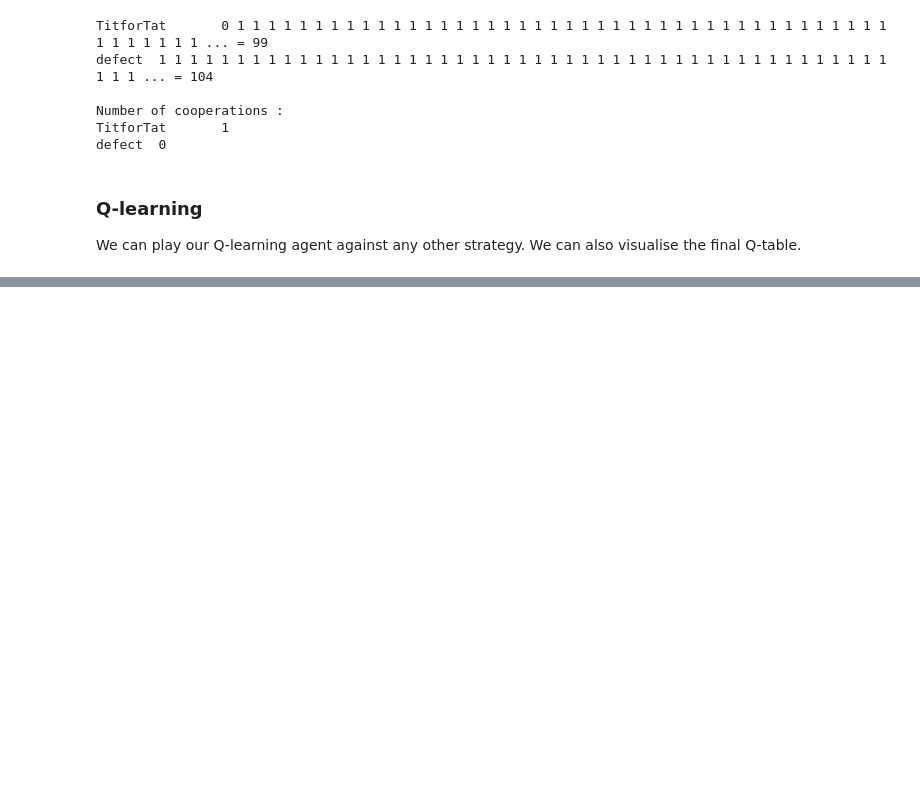
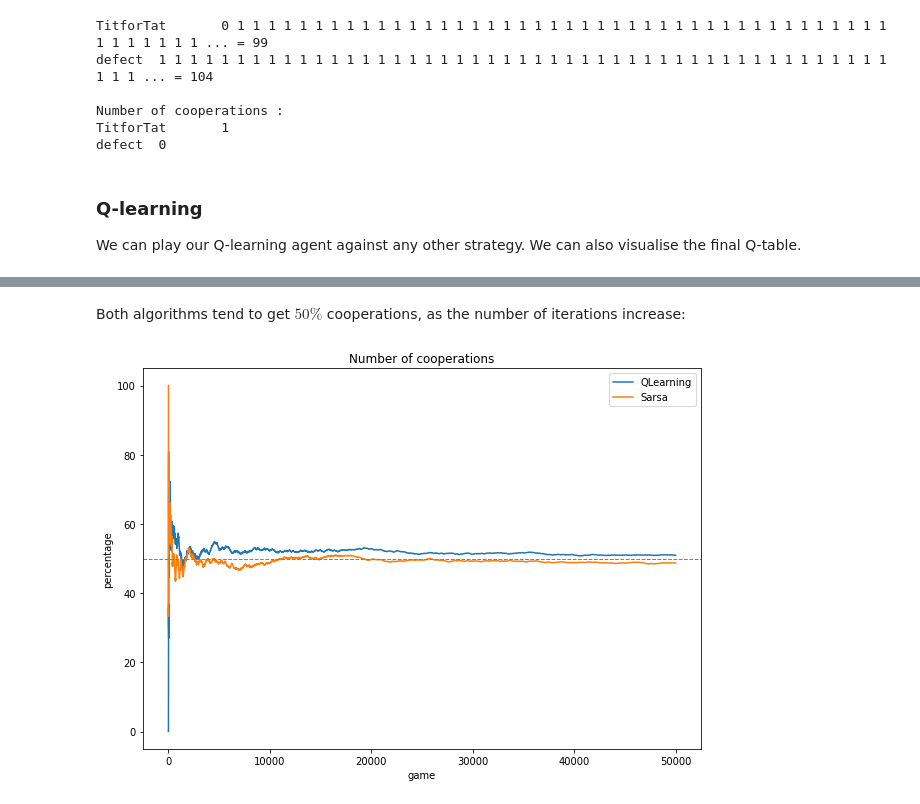
Before and after one commit to ireneferfo/RL_exam, a Jupyter notebook: Prisoners_dilemma.ipynb, the cells around one changed output, grey strips where cells are left out. Cells and saved outputs as stored; diff of their text form; code cells hidden in the pictures; blank space fills up the shorter version.

Commit message:
cooperation plotting

```diff
--- a/Prisoners_dilemma.ipynb
+++ b/Prisoners_dilemma.ipynb
@@ -180,0 +190,10 @@ array([[[49.4007906 , 60.19188768],
+# %%
+s2 = Sarsa(alpha = 0.3)
+s1 = QLearning(alpha = 0.3)
+m = Meeting(g, s1, s2, 50000)
+m.run()
+m.pretty_print(max = 50)
+print()
+print("Number of cooperations : " )
+print (m.s1.name + "\t" + str(m.num_cooperation_s1))
+print (m.s2.name + "\t" + str(m.num_cooperation_s2))
@@ -180,0 +207,6 @@ array([[[49.4007906 , 60.19188768],
+# %% [markdown]
+Both algorithms tend to get $50\%$ cooperations, as the number of iterations increase:
+# %%
+m.plot_cooperations()
+# %% [output]
+[figure, added]
```
Also changed, not shown: parts of 8 cells of this notebook, 2 other files.
